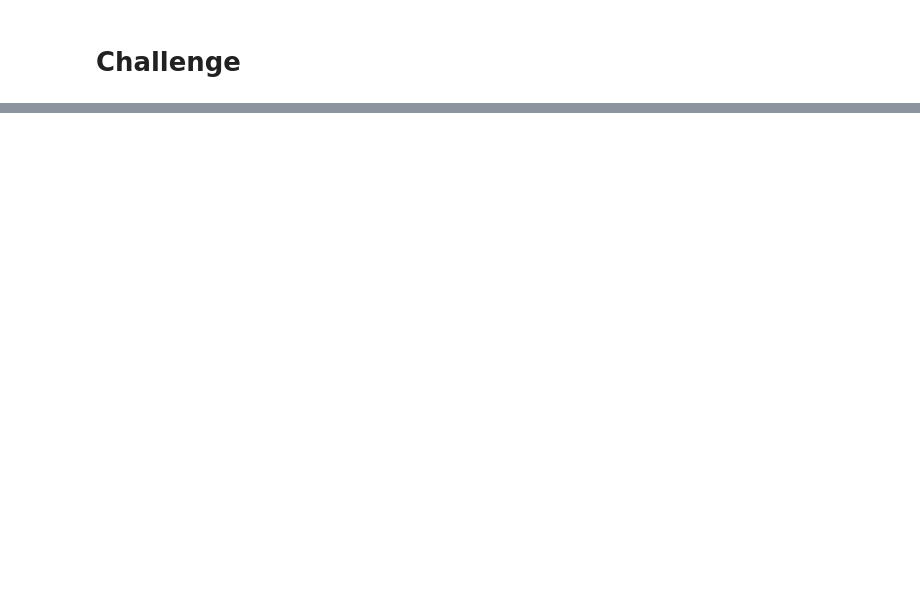
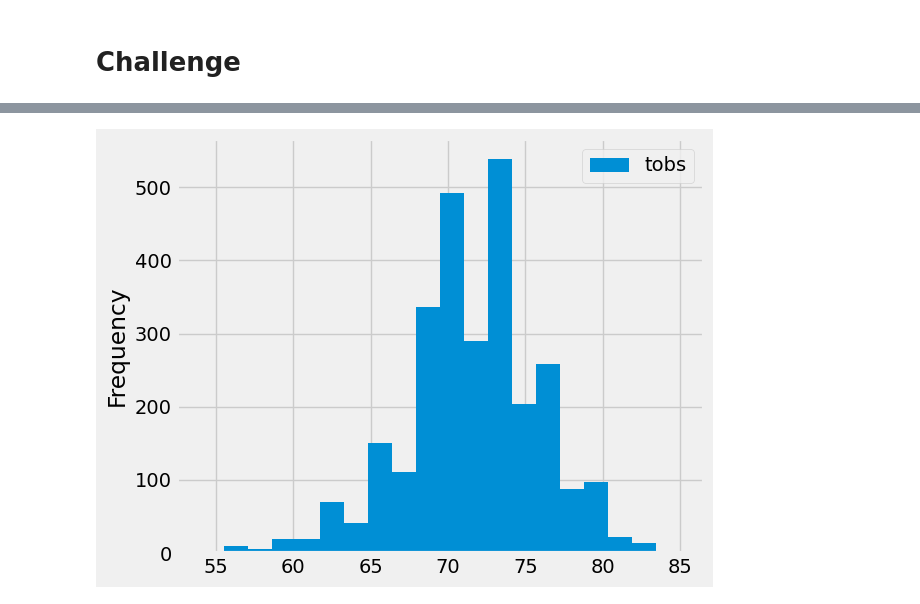
Before and after one commit to jhohing/Surfs_up, a Jupyter notebook: climate_analysis.ipynb, the cells around one changed output, grey strips where cells are left out. Saved outputs shown, nothing was run; the diff lists cells and outputs as text; code cells hidden in the pictures; blank space fills up the shorter version.

```diff
--- a/climate_analysis.ipynb
+++ b/climate_analysis.ipynb
@@ -119,0 +174,5 @@ df.describe()
+# %%
+df.plot.hist(bins=20)
+plt.tight_layout()
+# %% [output]
+[figure, added]
```
Also changed, not shown: parts of 7 cells of this notebook.
